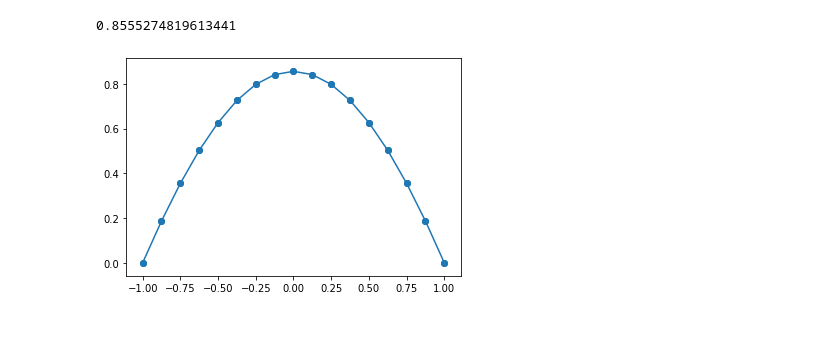
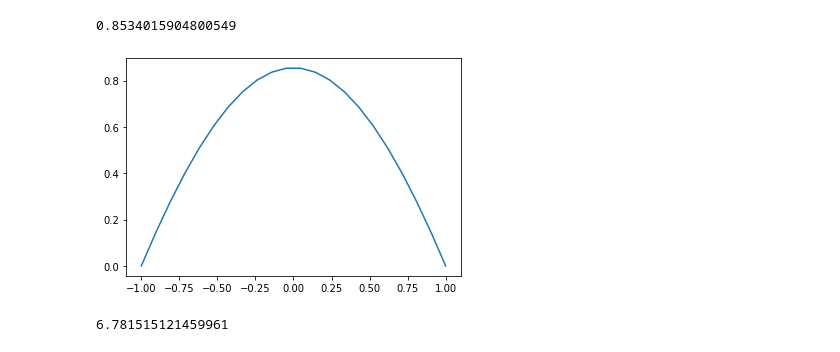
Before and after one commit to ToT-CaMbIu/MNALabs, a Jupyter notebook: lab1.ipynb, the cells around one changed output. Saved outputs shown, nothing was run; the diff lists cells and outputs as text; code cells hidden in the pictures.

```diff
--- a/lab1.ipynb
+++ b/lab1.ipynb
@@ -120,5 +121,9 @@ draw(galerkin(5,-1,1,40))
 # %%
-draw(minSquares(15,-1,1,mt.sin(8),mt.cos(8)))
+st = time.time()
+draw2(minSquares(20,-1,1,np.sin(8), np.cos(8)))
+end = time.time()
+print(end - st)
 # %% [output]
-0.8555274819613441
+0.8534015904800549
-[figure, old version]
+[figure, new version]
+6.781515121459961
```
Also changed, not shown: parts of 10 cells of this notebook.
